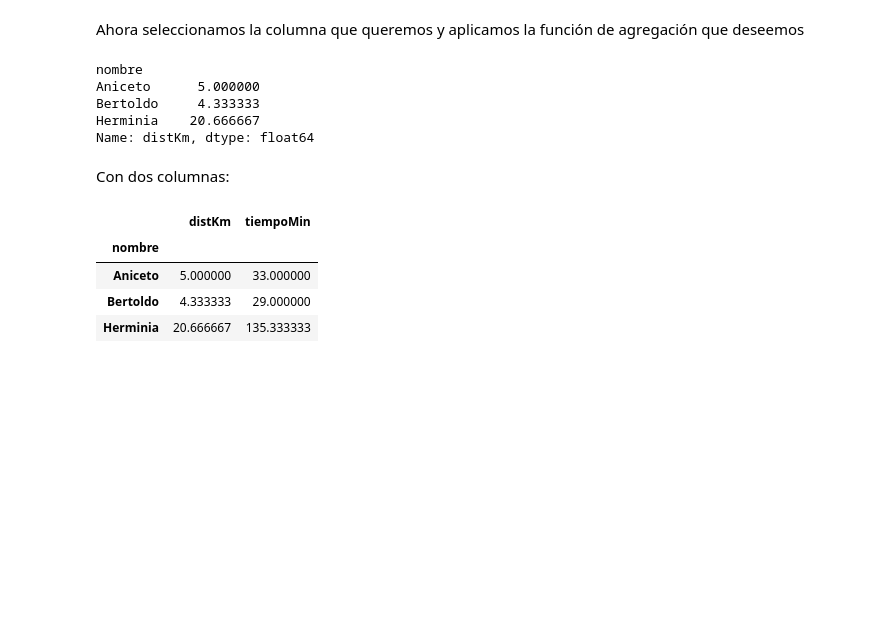
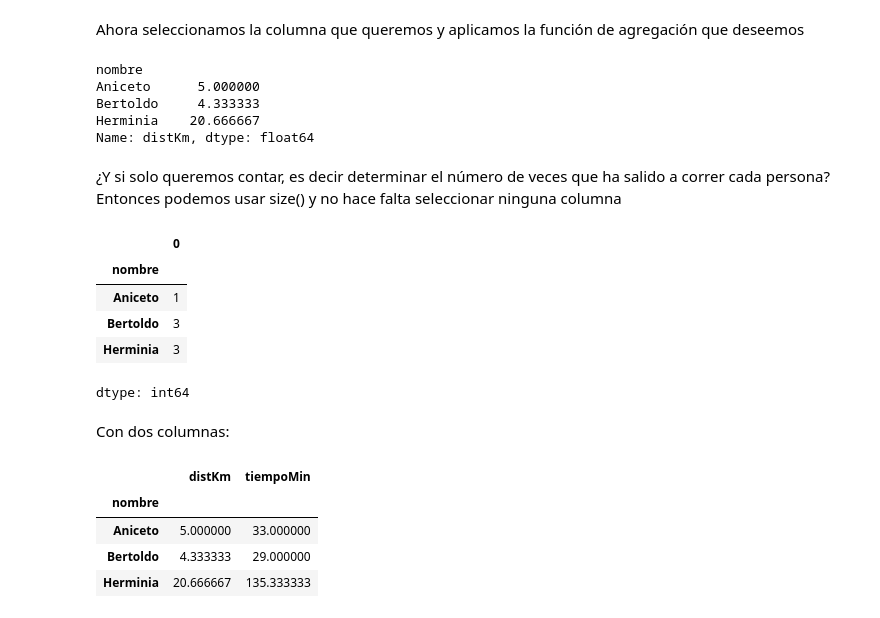
Before and after one commit to RafaelCaballero/APD, a Jupyter notebook: codigo/agregaciones.ipynb, the cells around one changed output. Cells and saved outputs as stored; diff of their text form; code cells hidden in the pictures; blank space fills up the shorter version.

```diff
--- a/codigo/agregaciones.ipynb
+++ b/codigo/agregaciones.ipynb
@@ -106,6 +106,18 @@ Aniceto      5.000000
 Bertoldo     4.333333
 Herminia    20.666667
 Name: distKm, dtype: float64
+# %% [markdown]
+¿Y si solo queremos contar, es decir determinar el número de veces que ha salido a correr cada persona? Entonces podemos usar size() y no hace falta seleccionar ninguna columna
+# %%
+veces_por_nombre = df.groupby("nombre").size()
+veces_por_nombre
+# %% [output]
+|  | 0 |
+| nombre |  |
+| Aniceto | 1 |
+| Bertoldo | 3 |
+| Herminia | 3 |
+dtype: int64
 # %% [markdown]
 Con dos columnas:
 # %%
```
